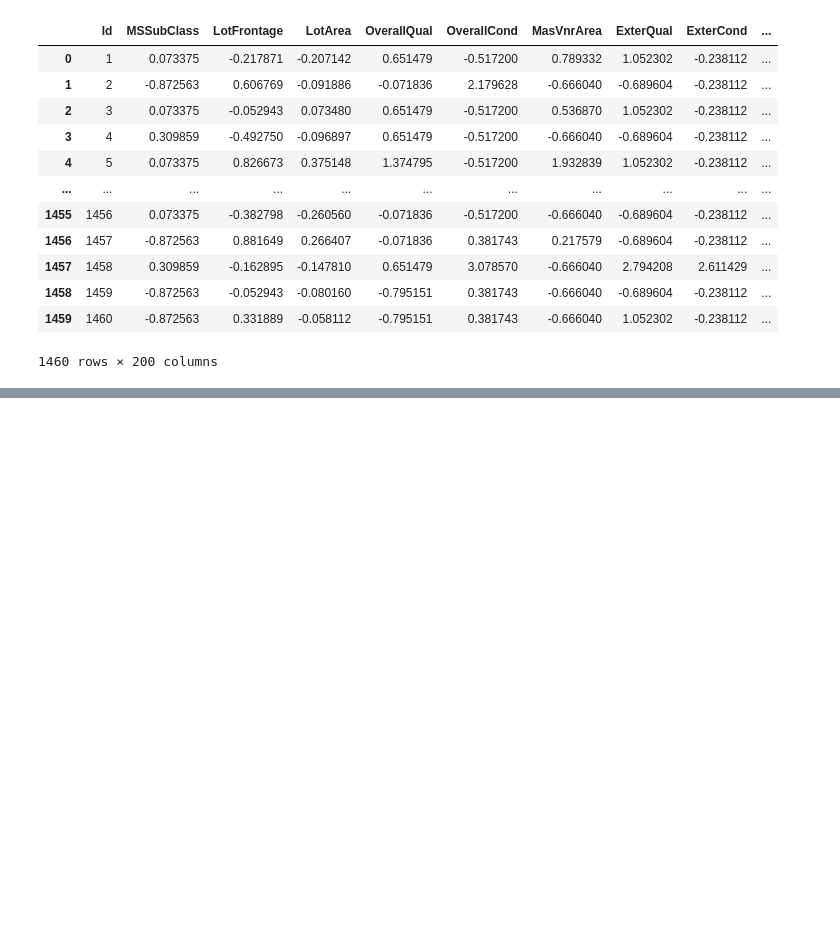
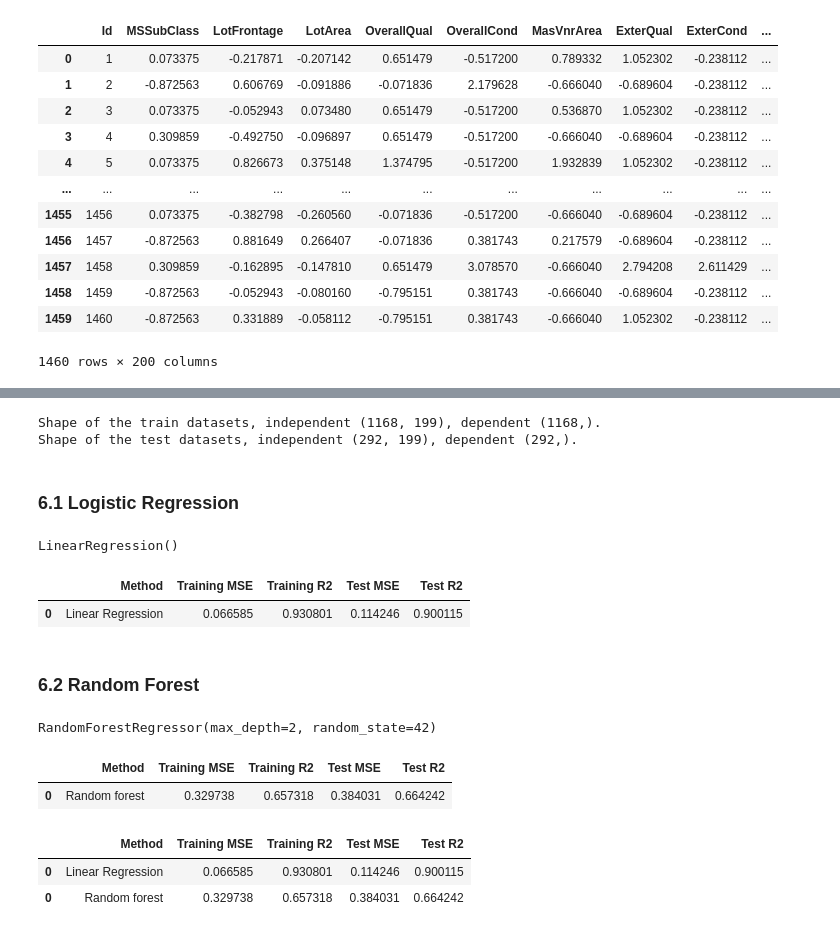
Before and after one commit to giannisbasa/House-Prices, a Jupyter notebook: House_Prices copy.ipynb, the cells around one changed output, grey strips where cells are left out. Cells and saved outputs as stored; diff of their text form; code cells hidden in the pictures; blank space fills up the shorter version.

```diff
--- a/House_Prices copy.ipynb
+++ b/House_Prices copy.ipynb
@@ -1445,0 +1497,19 @@ train_6
+# %%
+# Data splitting to train - test datasets
+xtrain, xtest, ytrain, ytest = train_test_split(x, y, test_size=0.2, random_state=42)
+
+print('Shape of the train datasets, independent {}, dependent {}.'.format(xtrain.shape, ytrain.shape))
+print('Shape of the test datasets, independent {}, dependent {}.'.format(xtest.shape, ytest.shape))
+# %% [output]
+Shape of the train datasets, independent (1168, 199), dependent (1168,).
+Shape of the test datasets, independent (292, 199), dependent (292,).
+# %% [markdown]
+### 6.1 Logistic Regression
+# %%
+# Assigne the linear regression function to a variable
+lr = LinearRegression()
+
+# Train the model on the training set
+lr.fit(xtrain, ytrain)
+# %% [output]
+LinearRegression()
@@ -1445,0 +1527,47 @@ train_6
+# %%
+# Print results
+lr_results = pd.DataFrame(['Linear Regression', lr_train_mse, lr_train_r2, lr_test_mse, lr_test_r2]).transpose()
+
+lr_results.columns = ['Method','Training MSE','Training R2','Test MSE','Test R2']
+
+lr_results
+# %% [output]
+|  | Method | Training MSE | Training R2 | Test MSE | Test R2 |
+| 0 | Linear Regression | 0.066585 | 0.930801 | 0.114246 | 0.900115 |
+# %% [markdown]
+### 6.2 Random Forest
+# %%
+# Assign the random forest functio to a variable
+rf = RandomForestRegressor(max_depth=2, random_state=42)
+
+# Train the model
+rf.fit(xtrain, ytrain)
+# %% [output]
+RandomForestRegressor(max_depth=2, random_state=42)
+# %%
+# Prediction on the training and test set
+y_rf_train_pred = rf.predict(xtrain)
+y_rf_test_pred = rf.predict(xtest)
+# %%
+# Model performance
+rf_train_mse = mean_squared_error(ytrain, y_rf_train_pred)
+rf_train_r2 = r2_score(ytrain, y_rf_train_pred)
+
+rf_test_mse = mean_squared_error(ytest, y_rf_test_pred)
+rf_test_r2 = r2_score(ytest, y_rf_test_pred)
+# %%
+# Print results
+rf_results = pd.DataFrame(['Random forest',rf_train_mse, rf_train_r2, rf_test_mse, rf_test_r2]).transpose()
+rf_results.columns = ['Method','Training MSE','Training R2','Test MSE','Test R2']
+
+rf_results
+# %% [output]
+|  | Method | Training MSE | Training R2 | Test MSE | Test R2 |
+| 0 | Random forest | 0.329738 | 0.657318 | 0.384031 | 0.664242 |
+# %%
+# Combine the results
+pd.concat([lr_results, rf_results])
+# %% [output]
+|  | Method | Training MSE | Training R2 | Test MSE | Test R2 |
+| 0 | Linear Regression | 0.066585 | 0.930801 | 0.114246 | 0.900115 |
+| 0 | Random forest | 0.329738 | 0.657318 | 0.384031 | 0.664242 |
```
Also changed, not shown: parts of 18 cells of this notebook.
